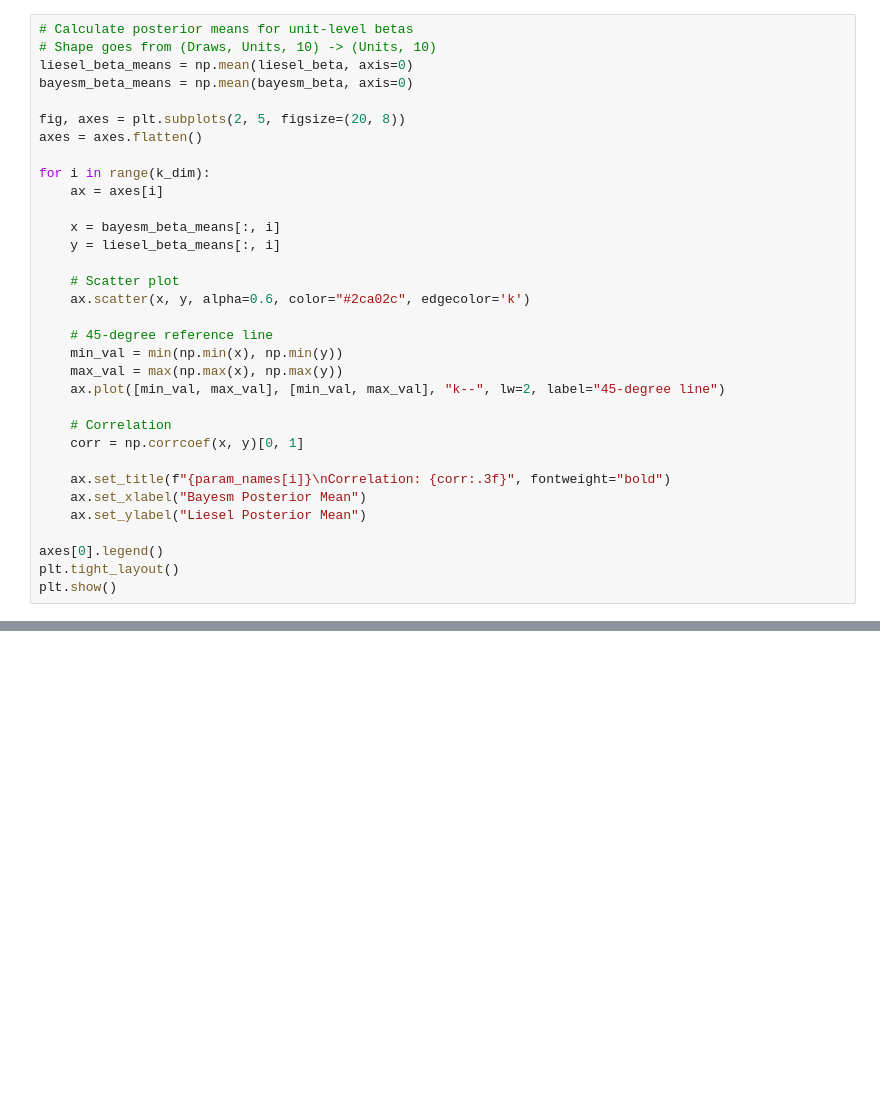
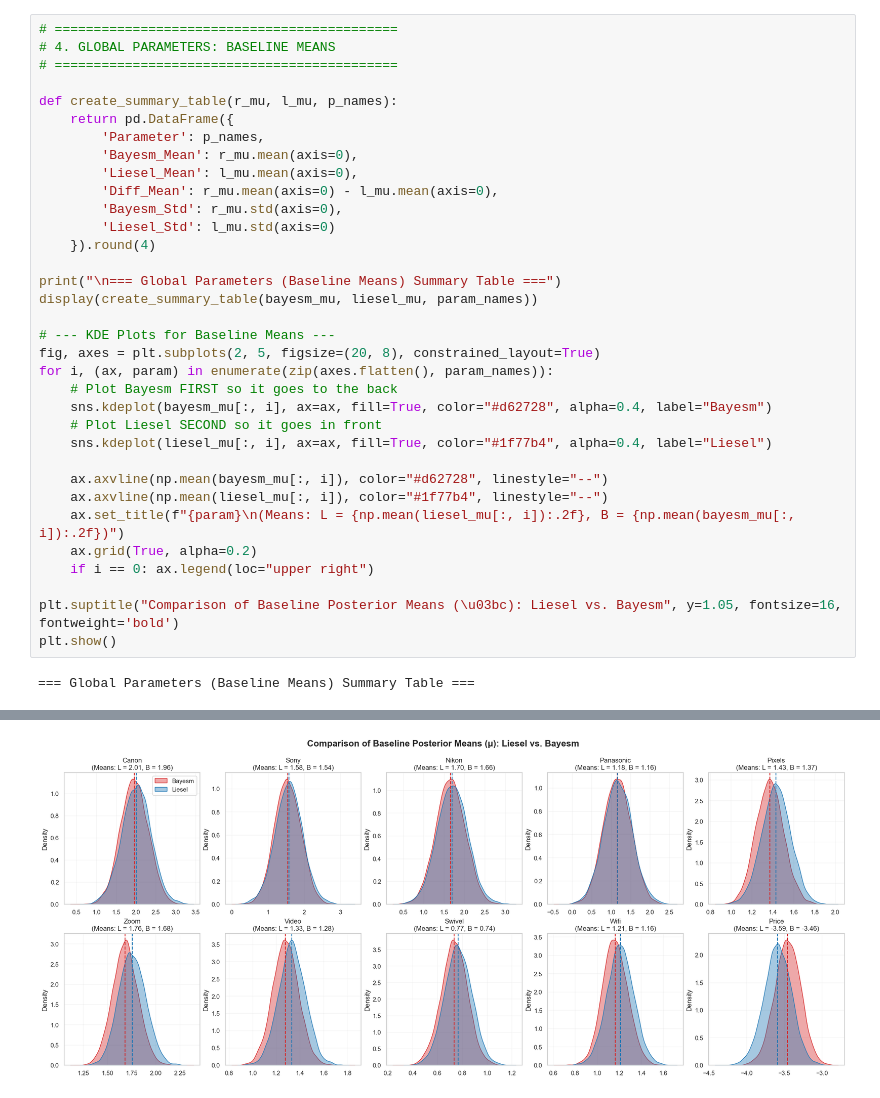
Before and after one commit to Paul-Jarschke/liesel_project, a Jupyter notebook: HMBNL/camera/compare_models.ipynb, the cells around one changed output, grey strips where cells are left out. Saved outputs shown, nothing was run; the diff lists cells and outputs as text; blank space fills up the shorter version.

Commit message:
stlye changes, final camera comparison

```diff
--- a/HMBNL/camera/compare_models.ipynb
+++ b/HMBNL/camera/compare_models.ipynb
@@ -83,33 +79,36 @@ plt.show()
 # %%
-# Calculate posterior means for unit-level betas
-# Shape goes from (Draws, Units, 10) -> (Units, 10)
-liesel_beta_means = np.mean(liesel_beta, axis=0)
-bayesm_beta_means = np.mean(bayesm_beta, axis=0)
+# ============================================
+# 4. GLOBAL PARAMETERS: BASELINE MEANS
+# ============================================
 
-fig, axes = plt.subplots(2, 5, figsize=(20, 8))
-axes = axes.flatten()
+def create_summary_table(r_mu, l_mu, p_names):
+    return pd.DataFrame({
+        'Parameter': p_names,
+        'Bayesm_Mean': r_mu.mean(axis=0),
+        'Liesel_Mean': l_mu.mean(axis=0),
+        'Diff_Mean': r_mu.mean(axis=0) - l_mu.mean(axis=0),
+        'Bayesm_Std': r_mu.std(axis=0),
+        'Liesel_Std': l_mu.std(axis=0)
+    }).round(4)
 
-for i in range(k_dim):
-    ax = axes[i]
+print("\n=== Global Parameters (Baseline Means) Summary Table ===")
+display(create_summary_table(bayesm_mu, liesel_mu, param_names))
 
-    x = bayesm_beta_means[:, i]
-    y = liesel_beta_means[:, i]
+# --- KDE Plots for Baseline Means ---
+fig, axes = plt.subplots(2, 5, figsize=(20, 8), constrained_layout=True)
+for i, (ax, param) in enumerate(zip(axes.flatten(), param_names)):
+    # Plot Bayesm FIRST so it goes to the back
+    sns.kdeplot(bayesm_mu[:, i], ax=ax, fill=True, color="#d62728", alpha=0.4, label="Bayesm")
+    # Plot Liesel SECOND so it goes in front
+    sns.kdeplot(liesel_mu[:, i], ax=ax, fill=True, color="#1f77b4", alpha=0.4, label="Liesel")
 
-    # Scatter plot
-    ax.scatter(x, y, alpha=0.6, color="#2ca02c", edgecolor='k')
+    ax.axvline(np.mean(bayesm_mu[:, i]), color="#d62728", linestyle="--")
+    ax.axvline(np.mean(liesel_mu[:, i]), color="#1f77b4", linestyle="--")
+    ax.set_title(f"{param}\n(Means: L = {np.mean(liesel_mu[:, i]):.2f}, B = {np.mean(bayesm_mu[:, i]):.2f})")
+    ax.grid(True, alpha=0.2)
+    if i == 0: ax.legend(loc="upper right")
 
-    # 45-degree reference line
-    min_val = min(np.min(x), np.min(y))
-    max_val = max(np.max(x), np.max(y))
-    ax.plot([min_val, max_val], [min_val, max_val], "k--", lw=2, label="45-degree line")
-
-    # Correlation
-    corr = np.corrcoef(x, y)[0, 1]
-
-    ax.set_title(f"{param_names[i]}\nCorrelation: {corr:.3f}", fontweight="bold")
-    ax.set_xlabel("Bayesm Posterior Mean")
-    ax.set_ylabel("Liesel Posterior Mean")
-
-axes[0].legend()
-plt.tight_layout()
+plt.suptitle("Comparison of Baseline Posterior Means (\u03bc): Liesel vs. Bayesm", y=1.05, fontsize=16, fontweight='bold')
 plt.show()
+# %% [output]
+=== Global Parameters (Baseline Means) Summary Table ===
@@ -115,0 +126 @@ plt.show()
+[figure, added]
```
Also changed, not shown: parts of 8 cells of this notebook, 1 other file.
